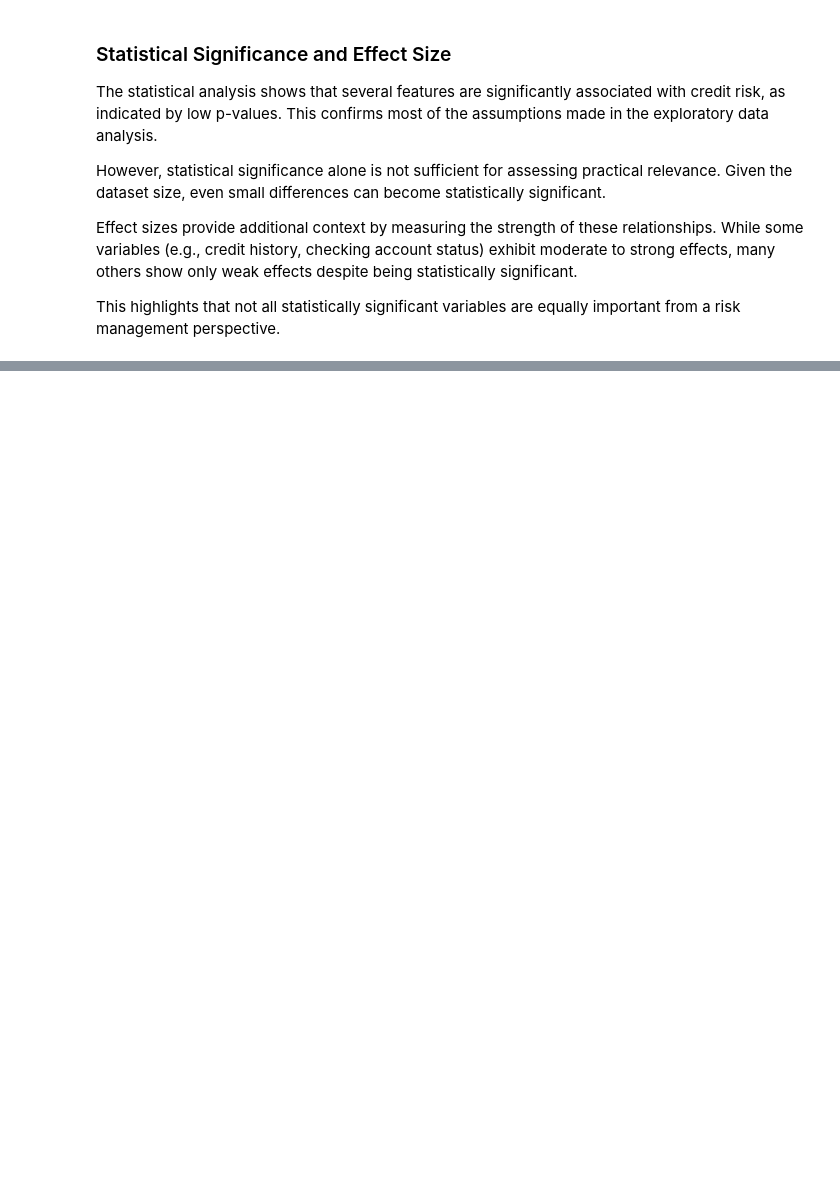
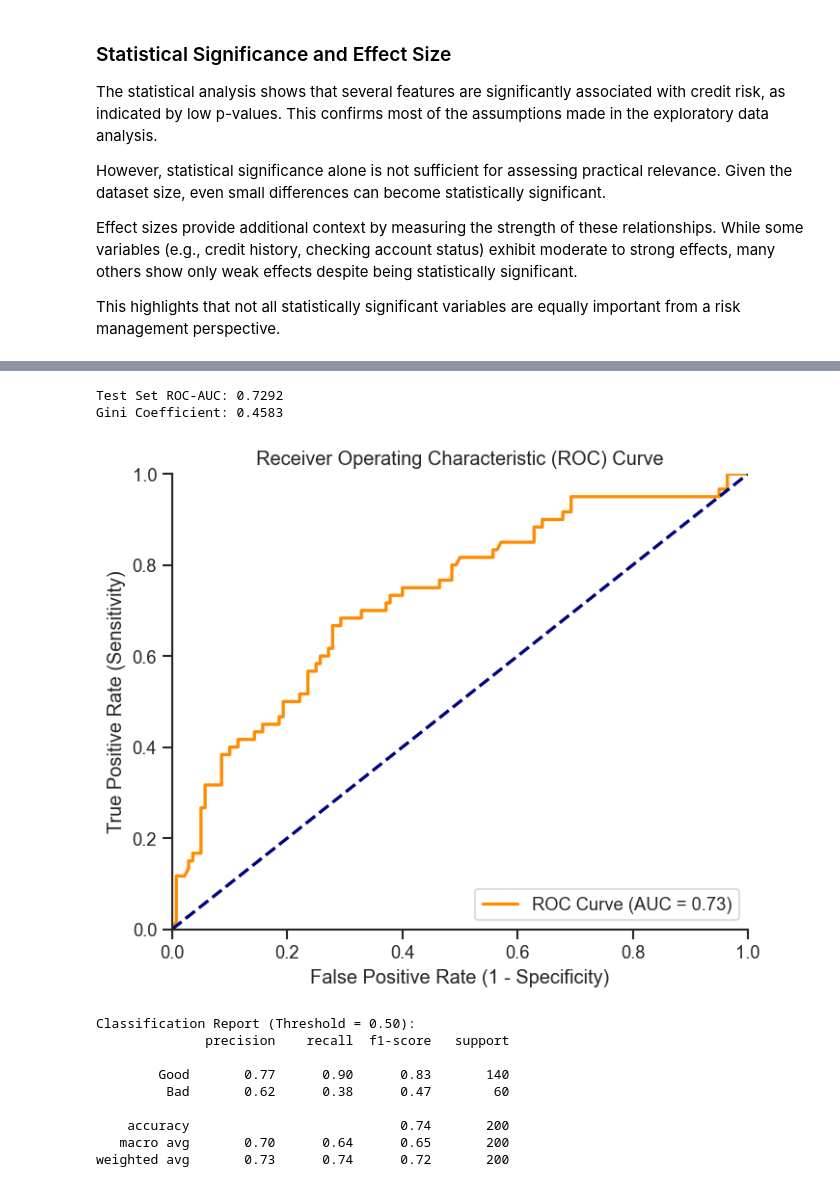
Before and after one commit to alexwill314/german_credit_eda, a Jupyter notebook: notebooks/German_Credit_Data_Analysis.ipynb, the cells around one changed output, grey strips where cells are left out. Cells and saved outputs as stored; diff of their text form; code cells hidden in the pictures; blank space fills up the shorter version.

```diff
--- a/notebooks/German_Credit_Data_Analysis.ipynb
+++ b/notebooks/German_Credit_Data_Analysis.ipynb
@@ -562,0 +583,15 @@ as these variables may jointly capture risk patterns not visible in isolation.
+# %%
+# Train Logistic Regression
+lr_model = LogisticRegression(random_state=42)
+lr_model.fit(X_train_woe, y_train)
+
+# Create coefficient summary table
+coef_summary = pd.DataFrame({
+    'Feature': features,
+    'Coefficient (Beta)': lr_model.coef_[0],
+    'Information Value (IV)': [iv_summary[f] for f in features]
+}).sort_values(by='Information Value (IV)', ascending=False)
+
+print("Intercept:", round(lr_model.intercept_[0], 4))
+print("\nModel Coefficients vs. Information Value:")
+coef_summary.round(4)
@@ -562,0 +614,39 @@ as these variables may jointly capture risk patterns not visible in isolation.
+# %%
+# Predictions on Test Set
+y_pred_prob = lr_model.predict_proba(X_test_woe)[:, 1]
+test_auc = roc_auc_score(y_test, y_pred_prob)
+gini = 2 * test_auc - 1
+
+print(f"Test Set ROC-AUC: {test_auc:.4f}")
+print(f"Gini Coefficient: {gini:.4f}")
+
+# Plot ROC Curve
+fpr, tpr, thresholds_roc = roc_curve(y_test, y_pred_prob)
+fig, ax = plt.subplots(figsize=(6, 5))
+ax.plot(fpr, tpr, color='darkorange', lw=2, label=f'ROC Curve (AUC = {test_auc:.2f})')
+ax.plot([0, 1], [0, 1], color='navy', lw=2, linestyle='--')
+ax.set_xlim([0, 1])
+ax.set_ylim([0, 1])
+ax.set_xlabel('False Positive Rate (1 - Specificity)')
+ax.set_ylabel('True Positive Rate (Sensitivity)')
+ax.set_title('Receiver Operating Characteristic (ROC) Curve')
+ax.legend(loc="lower right")
+plt.tight_layout()
+plt.show()
+
+# Classification Report at default threshold (0.5)
+print("\nClassification Report (Threshold = 0.50):")
+print(classification_report(y_test, (y_pred_prob >= 0.5).astype(int), target_names=['Good', 'Bad']))
+# %% [output]
+Test Set ROC-AUC: 0.7292
+Gini Coefficient: 0.4583
+[figure, added]
+Classification Report (Threshold = 0.50):
+              precision    recall  f1-score   support
+
+        Good       0.77      0.90      0.83       140
+         Bad       0.62      0.38      0.47        60
+
+    accuracy                           0.74       200
+   macro avg       0.70      0.64      0.65       200
+weighted avg       0.73      0.74      0.72       200
```
Also changed, not shown: parts of 21 cells of this notebook, 1 other file.
